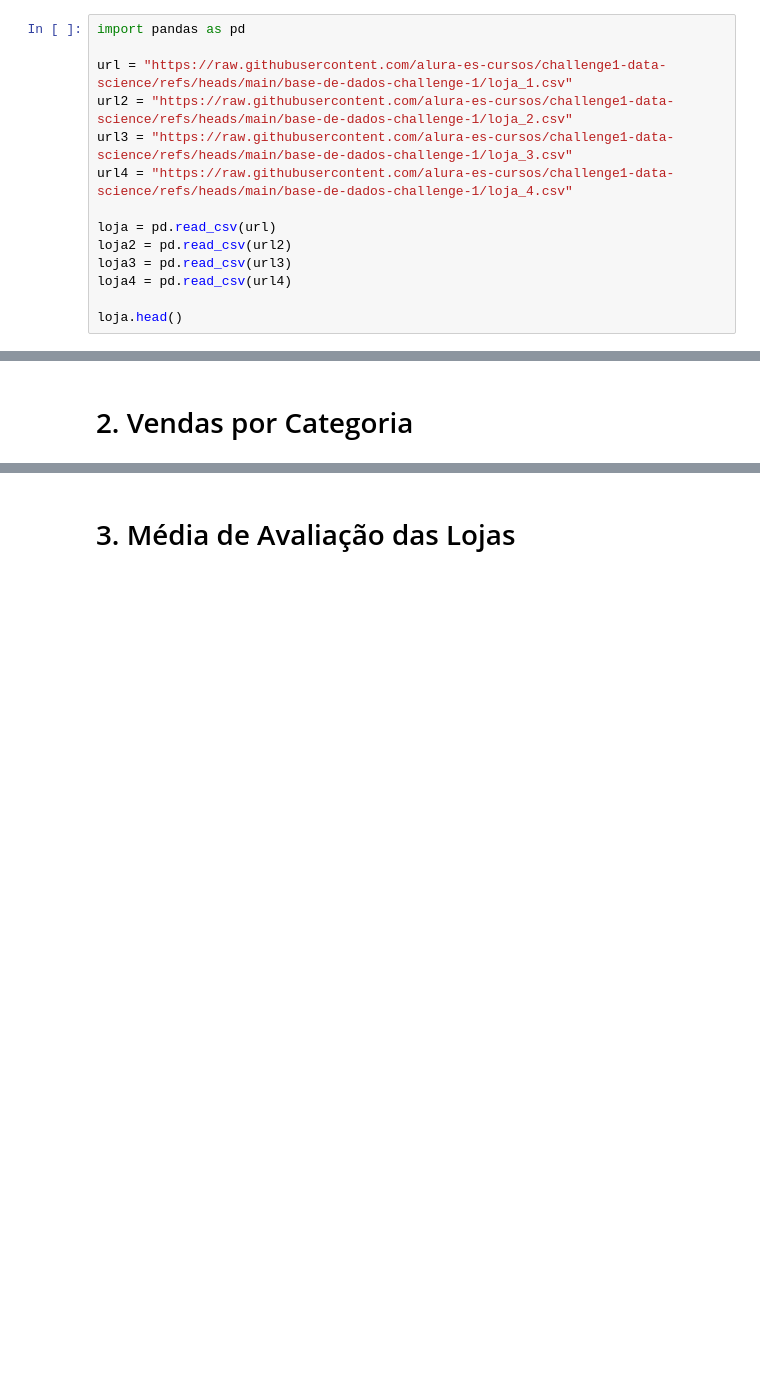
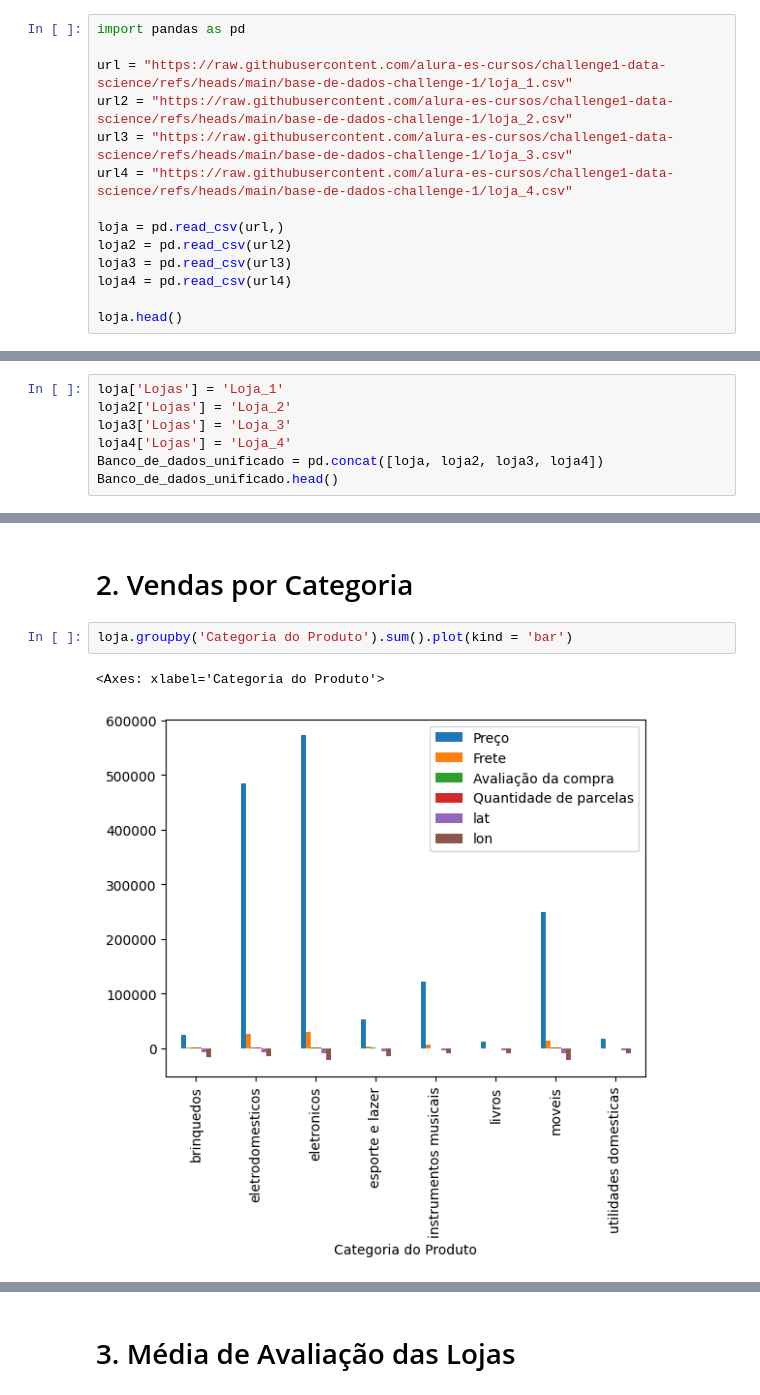
Before and after one commit to fggrava/Challenge_ONE_Data_Science_Alura_Store, a Jupyter notebook: AluraStoreBr.ipynb, the cells around one changed output, grey strips where cells are left out. Saved outputs shown, nothing was run; the diff lists cells and outputs as text; blank space fills up the shorter version.

```diff
--- a/AluraStoreBr.ipynb
+++ b/AluraStoreBr.ipynb
@@ -10,7 +10,7 @@ url2 = "https://raw.githubusercontent.com/alura-es-cursos/challenge1-data-scienc
 url3 = "https://raw.githubusercontent.com/alura-es-cursos/challenge1-data-science/refs/heads/main/base-de-dados-challenge-1/loja_3.csv"
 url4 = "https://raw.githubusercontent.com/alura-es-cursos/challenge1-data-science/refs/heads/main/base-de-dados-challenge-1/loja_4.csv"
 
-loja = pd.read_csv(url)
+loja = pd.read_csv(url,)
 loja2 = pd.read_csv(url2)
 loja3 = pd.read_csv(url3)
 loja4 = pd.read_csv(url4)
@@ -23,3 +23,10 @@ loja.head()
 | 2 | Jogo de tabuleiro | brinquedos | 279.51 | 21.262681 | 15/03/2021 | João Souza | DF | ... |
 | 3 | Micro-ondas | eletrodomesticos | 1009.99 | 54.667344 | 03/05/2022 | João Souza | RS | ... |
 | 4 | Cadeira de escritório | moveis | 446.99 | 26.964689 | 07/11/2020 | Larissa Alves | MG | ... |
+# %%
+loja['Lojas'] = 'Loja_1'
+loja2['Lojas'] = 'Loja_2'
+loja3['Lojas'] = 'Loja_3'
+loja4['Lojas'] = 'Loja_4'
+Banco_de_dados_unificado = pd.concat([loja, loja2, loja3, loja4])
+Banco_de_dados_unificado.head()
@@ -28,2 +52,7 @@ loja.head()
 # %% [markdown]
 # 2. Vendas por Categoria
+# %%
+loja.groupby('Categoria do Produto').sum().plot(kind = 'bar')
+# %% [output]
+<Axes: xlabel='Categoria do Produto'>
+[figure, added]
```
Also changed, not shown: parts of 3 cells of this notebook.
